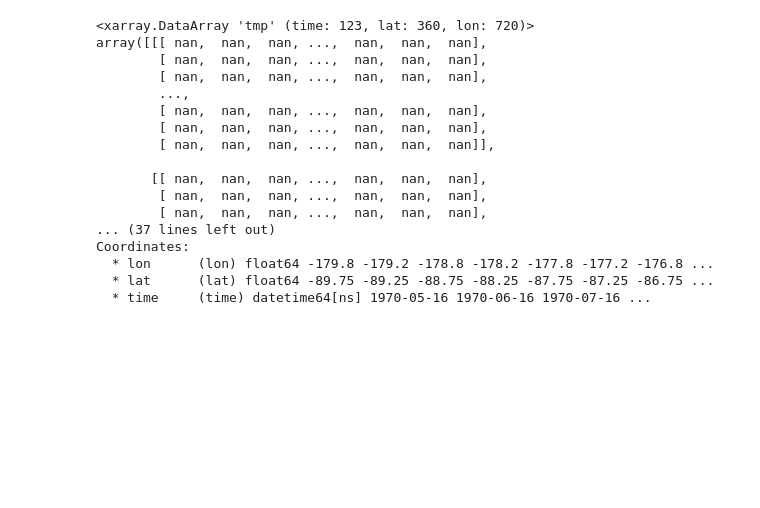
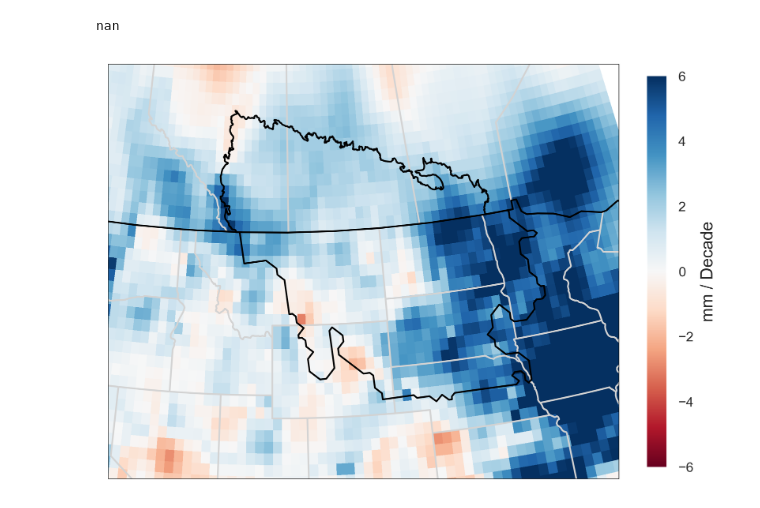
Before and after one commit to gbromley/NGP_Climate, a Jupyter notebook: CRU_precip_2.ipynb, the cells around one changed output. Cells and saved outputs as stored; diff of their text form; code cells hidden in the pictures; blank space fills up the shorter version.

```diff
--- a/CRU_precip_2.ipynb
+++ b/CRU_precip_2.ipynb
@@ -69,11 +63,20 @@ pvalues.attrs['long_name'] = 'precip trend pvalues'
 # %%
 #calculate slope and pvalue for each grid point
 #replace with a map() call?
+corr_vals = np.arange(0,len(var_months_avg))
+corr_vals_2 = sm.add_constant(corr_vals)
 for i in np.arange(0,len(var['lat'])):
     for j in np.arange(0,len(var['lon'])):
         series = var_months_avg[:,i,j]
-        anom = series-var_clim_months_avg[i,j]
-        slope, intercept, r_value, p_value, std_err = stats.linregress(np.arange(0,len(anom)),anom)
+        anom = series - var_clim_months_avg[i,j]
+        model = sm.OLS(anom.values,corr_vals_2)
+        #slope_2, intercept_2, r_value_2, p_value_2, std_err_2 = stats.linregress(corr_vals,anom.values)
+        results = model.fit()
+        slope = results.params[1]
+        t_value = ((slope - 0)/results.bse[1])
+        p_value = stats.t.cdf(t_value, results.df_resid)
+       # p_value = stats.t.sf(results.tvalues[0], results.df_resid)
         spatial_trend[i,j]=slope*10
-        pvalues[i,j]=p_value
+        #slope_scipy[i,j] = slope_2*10
+        pvalues[i,j]= results.pvalues[1]
         #print(i)
@@ -130,20 +83,42 @@ KeyError: "not all values found in index 'lat'"
-# %%
-anom_series
-# %% [output]
-<xarray.DataArray 'tmp' (time: 123, lat: 360, lon: 720)>
-array([[[ nan,  nan,  nan, ...,  nan,  nan,  nan],
-        [ nan,  nan,  nan, ...,  nan,  nan,  nan],
-        [ nan,  nan,  nan, ...,  nan,  nan,  nan],
-        ...,
-        [ nan,  nan,  nan, ...,  nan,  nan,  nan],
-        [ nan,  nan,  nan, ...,  nan,  nan,  nan],
-        [ nan,  nan,  nan, ...,  nan,  nan,  nan]],
-
-       [[ nan,  nan,  nan, ...,  nan,  nan,  nan],
-        [ nan,  nan,  nan, ...,  nan,  nan,  nan],
-        [ nan,  nan,  nan, ...,  nan,  nan,  nan],
-... (37 lines left out)
-Coordinates:
-  * lon      (lon) float64 -179.8 -179.2 -178.8 -178.2 -177.8 -177.2 -176.8 ...
-  * lat      (lat) float64 -89.75 -89.25 -88.75 -88.25 -87.75 -87.25 -86.75 ...
-  * time     (time) datetime64[ns] 1970-05-16 1970-06-16 1970-07-16 ...
+# %%
+results.pvalues[1]
+# %% [output]
+nan
+# %%
+pvals = pvalues.where(pvalues.values < 0.05)
+# %%
+fig = plt.figure(1,figsize=(13,7), dpi=400.0)
+projection = ccrs.AlbersEqualArea(central_longitude=-111.0,central_latitude=46.0,false_easting=0.0, false_northing=0.0, standard_parallels=(40.0, 50.0), globe=None)
+ax1 = plt.subplot(1,2,1, projection = projection)
+#ax1 = plt.axes(projection=ccrs.AlbersEqualArea(central_longitude=-111.0,central_latitude=46.0,false_easting=0.0, false_northing=0.0, standard_parallels=(40.0, 50.0), globe=None))
+ax1.set_global()
+test = spatial_trend.plot.pcolormesh(axes = ax1, transform=ccrs.PlateCarree(),vmin=-6, vmax=6, cmap='RdBu',add_colorbar = False)
+#ax = plt.axes(projection=ccrs.LambertConformal())
+pvals.plot.contourf(axes=ax1,transform=ccrs.PlateCarree(),color='none',edgecolor='black',hatches="..",alpha=0.,add_colorbar = False)
+ax1.set_extent([ext_e, ext_w, ext_s, ext_n])
+states_provinces = cfeature.NaturalEarthFeature(
+    category='cultural',
+    name='admin_1_states_provinces_lines',
+    scale='50m',
+    facecolor='none')
+ax1.add_feature(states_provinces, edgecolor='lightgray')
+ax1.add_feature(cfeature.COASTLINE)
+ax1.add_feature(cfeature.BORDERS)
+shape_feature = ShapelyFeature(Reader('/Users/gbromley/Dropbox/Montana_Climate_Project/Study_Area/Study_Area_08_01_17.shp').geometries(),crs=ccrs.PlateCarree(), facecolor='none',edgecolor='black')
+ax1.add_feature(shape_feature)
+#plt.plot(ggw_lon, ggw_lat, axes = ax1, marker='o', markersize = 8, color='black', transform=ccrs.PlateCarree())
+#plt.plot(ftp_lon, ftp_lat, axes = ax1, marker='o', markersize = 8, color='black', transform=ccrs.PlateCarree())
+#plt.text(ftp_lon+0.5, ftp_lat, 'US-FPe', axes=ax1, color='black', size=8, transform=ccrs.PlateCarree())
+#plt.text(ggw_lon-2, ggw_lat, 'GGW', axes=ax1, color='black', size=8, transform=ccrs.PlateCarree())
+ax1.title.set_visible(False)
+cb = plt.colorbar(test, cmap='RdBu',fraction=0.035)
+cb.set_label('mm / Decade',fontsize=10)
+cb.ax.tick_params(labelsize=8)
+#plt.text(0, 1,'a', ha='center', va='center', backgroundcolor='lightgray')
+#anchored_text = AnchoredText("1", loc=2)
+#ax1.add_artist(anchored_text)
+
+#plt.savefig('CRU_precip_sig_trends'+t_season+'_1970.png',bbox_inches='tight')
+plt.show()
+# %% [output]
+[figure, added]
```
Also changed, not shown: parts of 7 cells of this notebook, 30 other files.
